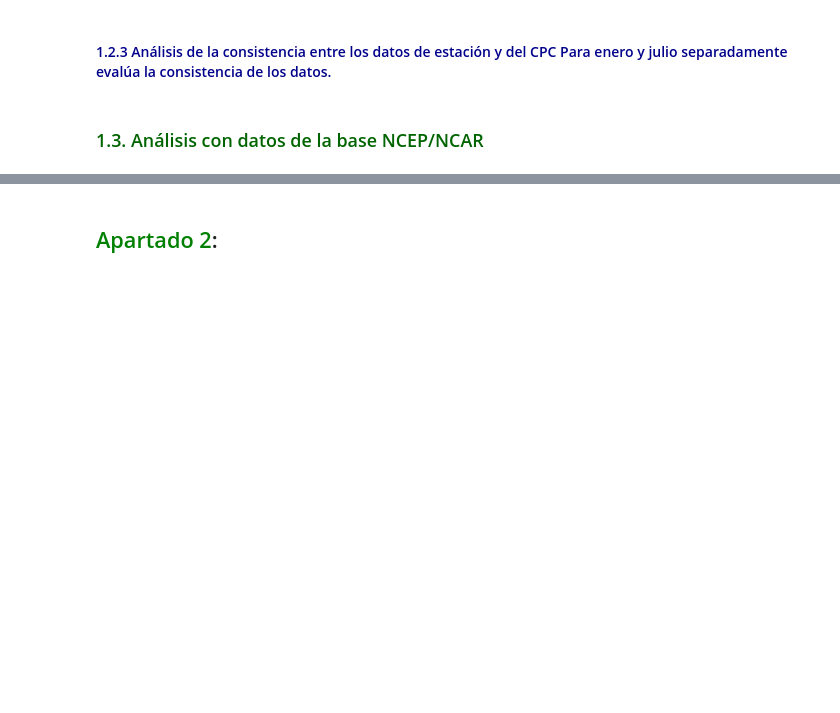
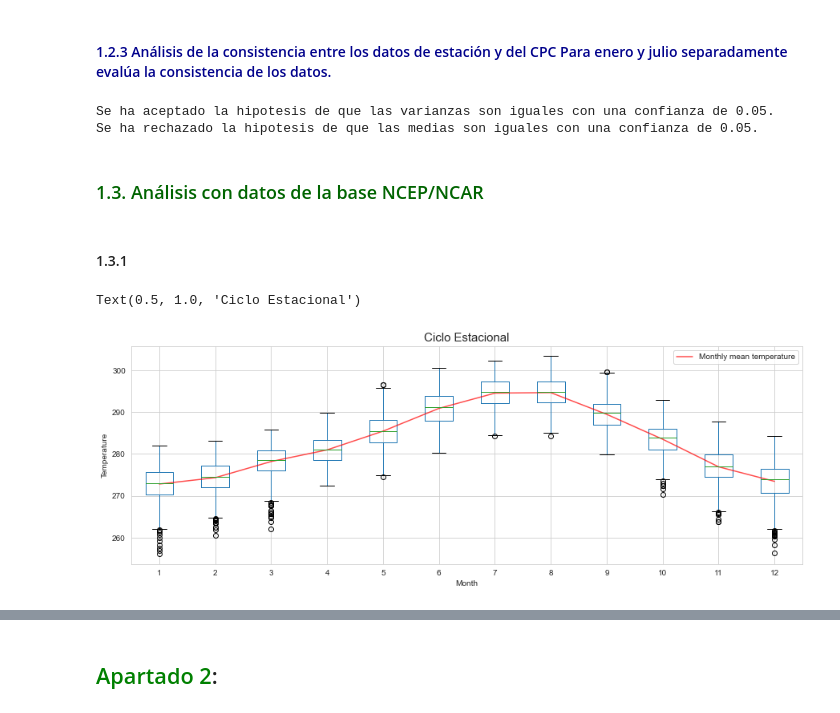
Before and after one commit to nagoremeabe/primera_practica_analisis, a Jupyter notebook: ejercicio_1.ipynb, the cells around one changed output, grey strips where cells are left out. Cells and saved outputs as stored; diff of their text form; code cells hidden in the pictures; blank space fills up the shorter version.

```diff
--- a/ejercicio_1.ipynb
+++ b/ejercicio_1.ipynb
@@ -369,0 +335,5 @@ Se ha aceptado la hipotesis de que las varianzas son iguales con una confianza d
+# %%
+# Enero
+alpha = 0.05
+a = StadisticalTests(x=julio_first, y=julio_last, alpha  = alpha)
+b = StadisticalTests(x=enero_first, y=enero_last, alpha = alpha)
@@ -537,2 +543,46 @@ With scipy function:(25.951985645113922, 26.33461637514975)
+# %%
+# Enero
+a.f_test_manual()
+a.mean_test()
+# %% [output]
+Se ha aceptado la hipotesis de que las varianzas son iguales con una confianza de 0.05.
+Se ha rechazado la hipotesis de que las medias son iguales con una confianza de 0.05.
 # %% [markdown]
 ### <span style='color:darkgreen'>1.3.  Análisis con datos de la base NCEP/NCAR</span>
+# %% [markdown]
+#### 1.3.1
+# %%
+# Voy a hacerlo con los datos de CPC_global_daily
+folder = 'NCEP-NCAR'
+
+# Creo un pandas dataframe vacio
+df_list=[]
+for mes in range(1,13):
+    data = nc.Dataset(f'data/{folder}/NCEP_NCAR_air_PI_mes_{mes}.nc')
+
+    lon = data.variables['lon'][:]
+    lat = data.variables['lat'][:]
+
+    # Ahora ya obtendo los datos y los almaceno en un pandas DataFrame
+    # [time, lat,lon]
+    index_lat,index_lon = get_index(barajas, lat, lon)
+    air = data.variables['air'][:,index_lat,index_lon]
+
+    dates = convert_data(data)
+    df = pd.DataFrame(data={f'{mes}':air}, index = dates)
+    df.index.name = 'date'
+    df.index = pd.to_datetime(df.index)
+    df_list.append(df)
+# %%
+df_1=pd.concat(df_list, axis=1)
+
+df_1.boxplot(figsize=(15,5))
+plt.plot(list(range(1,13)), df_1.mean(), color='red',alpha=0.7,label = 'Monthly mean temperature')
+
+plt.legend(loc='best')
+plt.ylabel('Temperature')
+plt.xlabel('Month')
+plt.title('Ciclo Estacional',fontsize=15)
+# %% [output]
+Text(0.5, 1.0, 'Ciclo Estacional')
+[figure, added]
```
Also changed, not shown: parts of 16 cells of this notebook, 1 other file.
